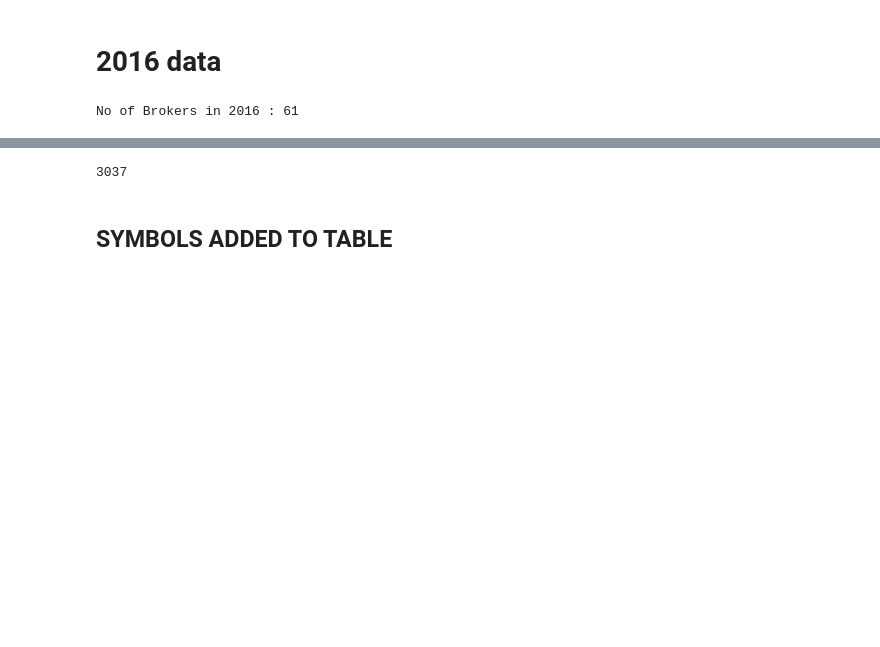
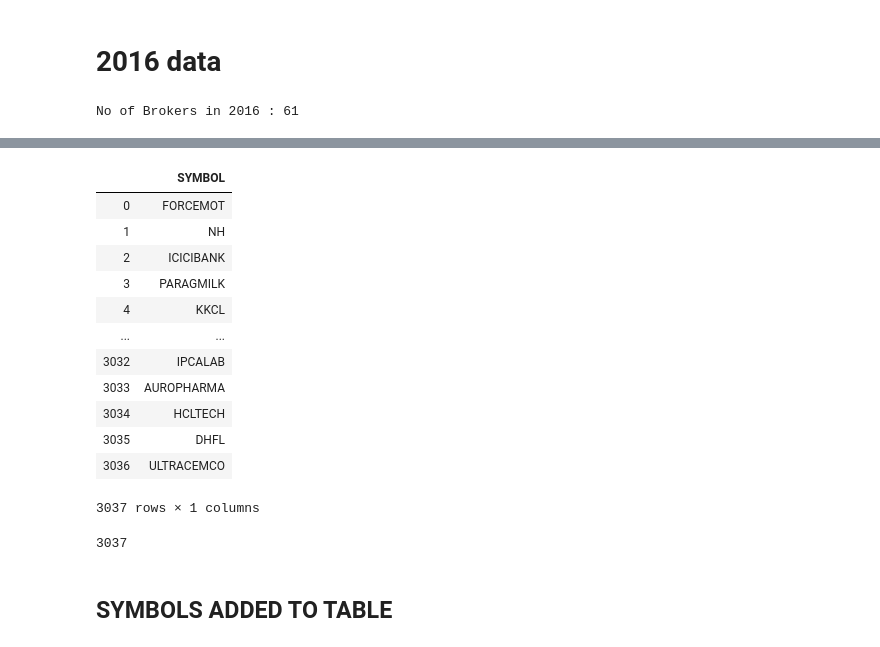
Before and after one commit to yash-1708/Stock-Analyst-Rating, a Jupyter notebook: 2016/AlgoCode2016.ipynb, the cells around one changed output, grey strips where cells are left out. Saved outputs shown, nothing was run; the diff lists cells and outputs as text; code cells hidden in the pictures; blank space fills up the shorter version.

```diff
--- a/2016/AlgoCode2016.ipynb
+++ b/2016/AlgoCode2016.ipynb
@@ -123,3 +125,19 @@ for i in range(0,len(df1)):
+# %%
+df3
+# %% [output]
+|  | SYMBOL |
+| 0 | FORCEMOT |
+| 1 | NH |
+| 2 | ICICIBANK |
+| 3 | PARAGMILK |
+| 4 | KKCL |
+| ... | ... |
+| 3032 | IPCALAB |
+| 3033 | AUROPHARMA |
+| 3034 | HCLTECH |
+| 3035 | DHFL |
+| 3036 | ULTRACEMCO |
+3037 rows × 1 columns
 # %%
 len(df1)
 # %% [output]
```
Also changed, not shown: parts of 4 cells of this notebook, 1 other file.
